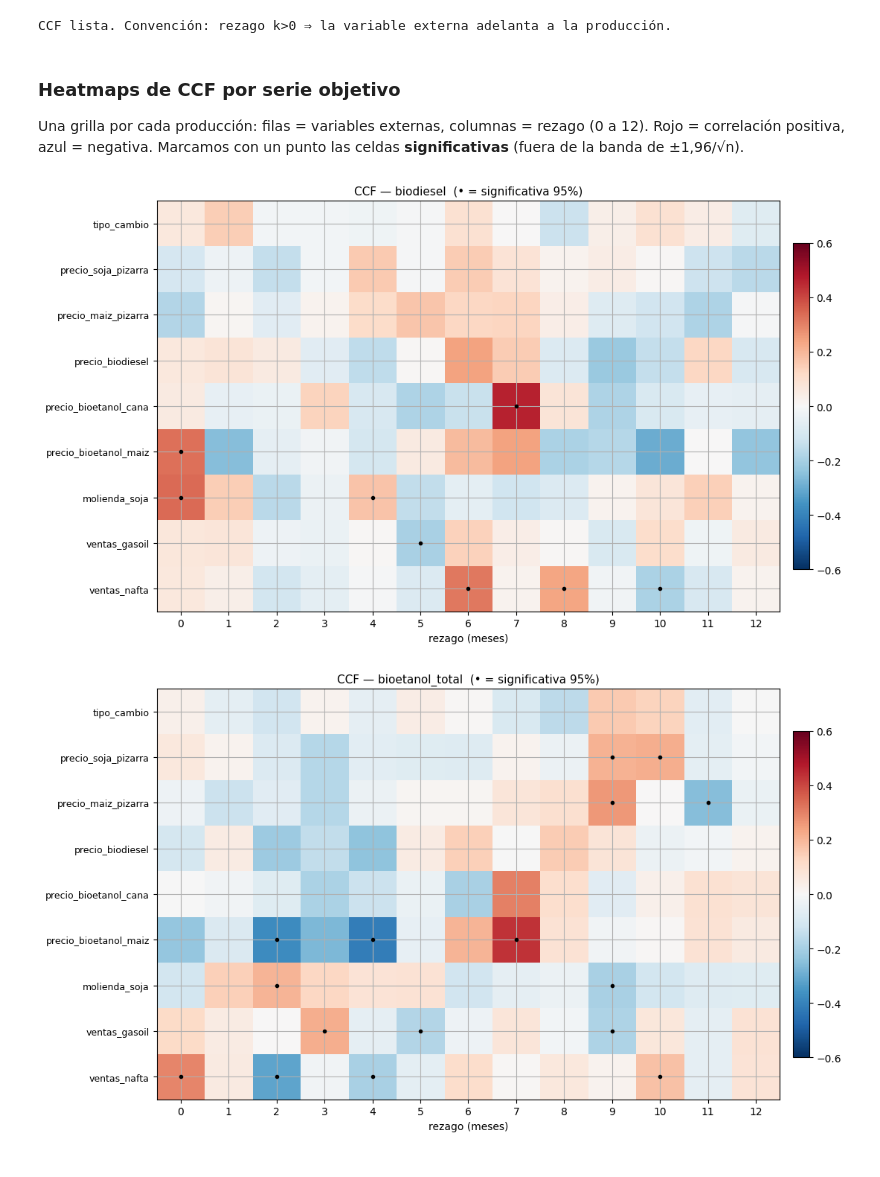
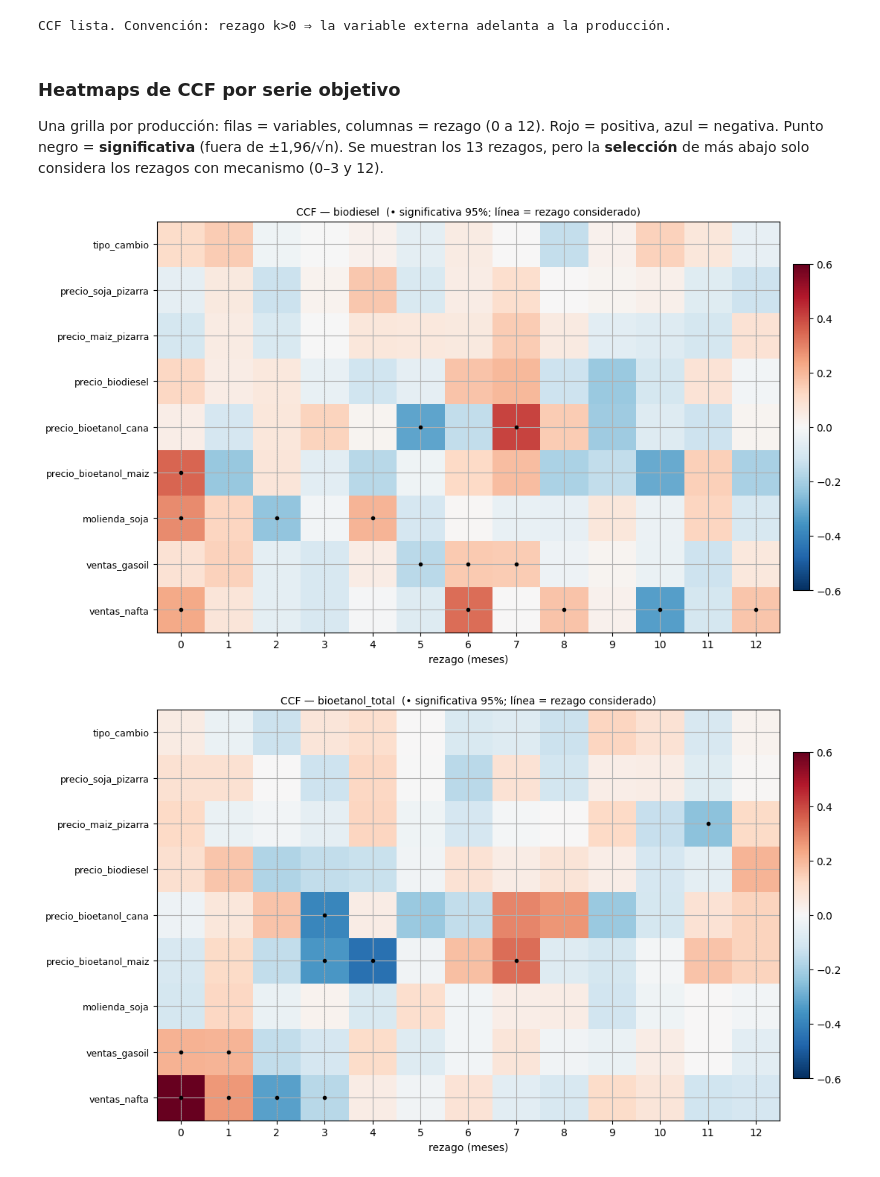
Before and after one commit to Lab2-BCR-UCA/Lab2-BCR, a Jupyter notebook: notebooks/eda_variables_externas.ipynb, the cells around one changed output. Saved outputs shown, nothing was run; the diff lists cells and outputs as text; code cells hidden in the pictures.

Commit message:
SCRUM-28: correcciones de review (desestacionalizar, filtro de rezagos, versionar datos SCRUM-25)

```diff
--- a/notebooks/eda_variables_externas.ipynb
+++ b/notebooks/eda_variables_externas.ipynb
@@ -106,15 +126,18 @@ for archivo, col, nombre, org in fuentes:
         externas[nombre] = serie_mensual(pd.read_csv(archivo), col)
         origen[nombre] = org
     else:
-        faltantes.append(f"{nombre} ({archivo.name}, {org})")
+        faltantes.append(f"{nombre} ({archivo}, {org})")
+
+if faltantes:
+    raise FileNotFoundError(
+        "Faltan fuentes de variables externas; no sigo para no generar una "
+        "lista incompleta. Deberían estar versionadas en el repo. Faltan:\n  - "
+        + "\n  - ".join(faltantes)
+    )
 
 print("Variables externas cargadas:")
 for n, s in externas.items():
     print(f"  [{origen[n]:8s}] {n:22s}: {s.index.min():%Y-%m} → {s.index.max():%Y-%m}  ({len(s)} meses)")
-if faltantes:
-    print("\nFALTAN (corré los scrapers de variables_externas/):")
-    for f in faltantes:
-        print("  -", f)
 # %% [output]
 Variables externas cargadas:
   [repo    ] tipo_cambio           : 2018-01 → 2026-09  (105 meses)
@@ -239,11 +260,6 @@ usa el EDA de producción y con lo que publica la BCR en el IACA.
 # %%
 def logdiff(s):
-    """Variación mensual en log, SIN diferenciar a través de huecos.
-
-    Reindexa a la grilla mensual completa: si falta el mes t-1, la diferencia
-    del mes t queda NaN y se descarta. Evita tratar un salto que abarca varios
-    meses sin dato como si fuera una variación de un solo mes.
-    """
+    """Variación mensual en log, SIN diferenciar a través de huecos."""
     s = s[s > 0].dropna()
     if s.empty:
         return s
@@ -251,10 +267,17 @@ def logdiff(s):
     s = s.reindex(grilla)
     return np.log(s).diff().dropna()
 
-obj_d = {n: logdiff(s) for n, s in objetivos.items()}
-ext_d = {n: logdiff(s) for n, s in externas.items()}
+def prep(s):
+    """Variación mensual en log desestacionalizada (resta la media de cada mes)."""
+    d = logdiff(s)
+    if d.empty:
+        return d
+    return d - d.groupby(d.index.month).transform("mean")
 
-print("Variaciones mensuales consecutivas disponibles por variable externa:")
+obj_d = {n: prep(s) for n, s in objetivos.items()}
+ext_d = {n: prep(s) for n, s in externas.items()}
+
+print("Observaciones (variación mensual desestacionalizada) por variable externa:")
 for n, s in ext_d.items():
     print(f"  {n:22s}: {len(s):>3} obs")
 # %% [output]
@@ -309,31 +330,36 @@ CCF lista. Convención: rezago k>0 ⇒ la variable externa adelanta a la producc
 # %% [markdown]
 ### Heatmaps de CCF por serie objetivo
 
-Una grilla por cada producción: filas = variables externas, columnas = rezago
-(0 a 12). Rojo = correlación positiva, azul = negativa. Marcamos con un punto
-las celdas **significativas** (fuera de la banda de ±1,96/√n).
+Una grilla por producción: filas = variables, columnas = rezago (0 a 12). Rojo =
+positiva, azul = negativa. Punto negro = **significativa** (fuera de ±1,96/√n).
+Se muestran los 13 rezagos, pero la **selección** de más abajo solo considera
+los rezagos con mecanismo (0–3 y 12).
 # %%
+REZAGOS_PERMITIDOS = [0, 1, 2, 3, 12]  # corto plazo + ciclo anual
+
 def heatmap_ccf(nombre_target, target_d):
     corr, n = tabla_ccf(target_d, ext_d)
     banda = 1.96 / np.sqrt(n.replace(0, np.nan))
     sig = corr.abs() > banda
     fig, ax = plt.subplots(figsize=(11, 0.55 * len(corr) + 1.5))
     im = ax.imshow(corr.values, cmap="RdBu_r", vmin=-0.6, vmax=0.6, aspect="auto")
     ax.set_xticks(range(MAX_LAG + 1)); ax.set_xticklabels(range(MAX_LAG + 1))
     ax.set_yticks(range(len(corr))); ax.set_yticklabels(corr.index, fontsize=9)
     ax.set_xlabel("rezago (meses)")
+    for j in REZAGOS_PERMITIDOS:      # resalta las columnas que la selección usa
+        ax.axvline(j, color="k", lw=0.4, ls=":", alpha=0.4)
     for i in range(len(corr)):
         for j in range(MAX_LAG + 1):
             if bool(sig.values[i, j]):
                 ax.plot(j, i, "o", ms=3, color="black")
-    ax.set_title(f"CCF — {nombre_target}  (• = significativa 95%)", fontsize=11)
+    ax.set_title(f"CCF — {nombre_target}  (• significativa 95%; línea = rezago considerado)", fontsize=10)
     fig.colorbar(im, ax=ax, fraction=0.025, pad=0.02)
     fig.tight_layout(); plt.show()
     return corr, n
 
 ccf_tablas = {}
 for nombre, td in obj_d.items():
     ccf_tablas[nombre] = heatmap_ccf(nombre, td)
 # %% [output]
-[figure, old version]
+[figure, new version]
-[figure, old version]
+[figure, new version]
```
Also changed, not shown: parts of 20 cells of this notebook, 5 other files.
